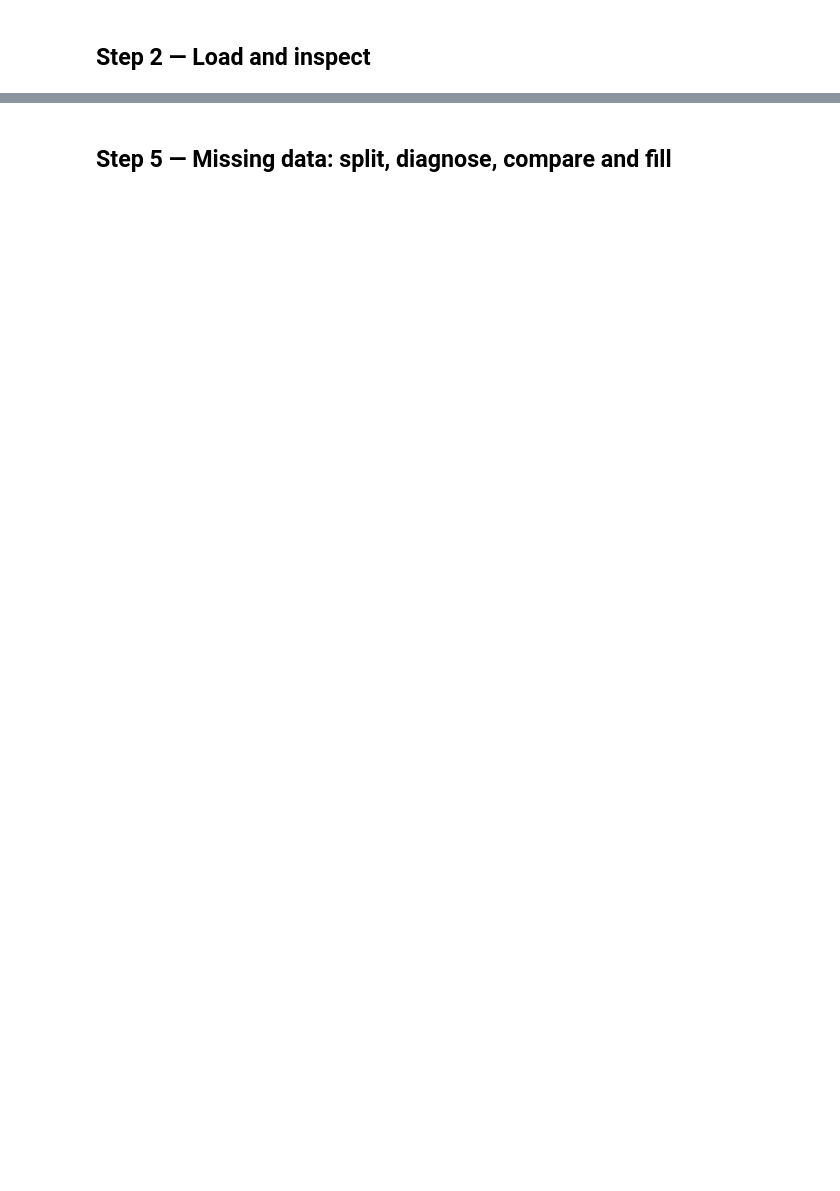
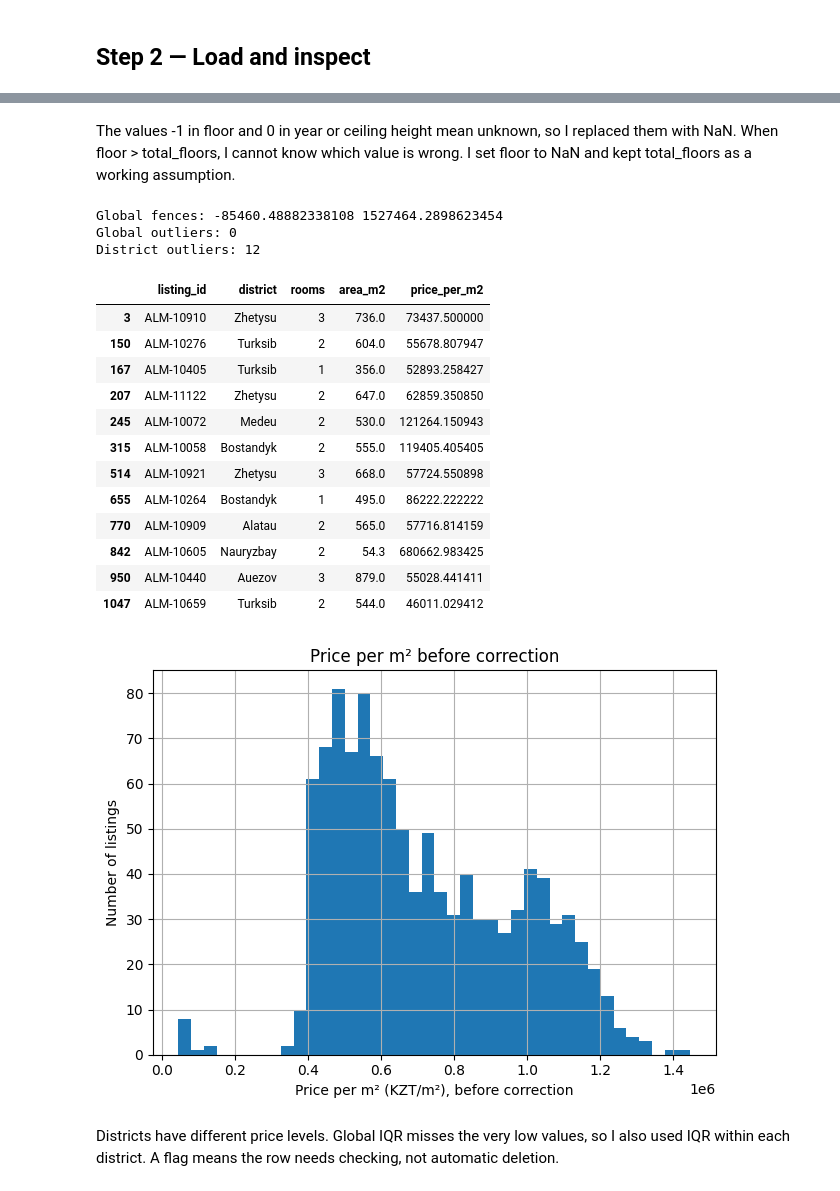
Before and after one commit to nurtore067/Gumar_ML_task_1, a Jupyter notebook: task1_preprocessing.ipynb, the cells around one changed output, grey strips where cells are left out. Saved outputs shown, nothing was run; the diff lists cells and outputs as text; code cells hidden in the pictures; blank space fills up the shorter version.

```diff
--- a/task1_preprocessing.ipynb
+++ b/task1_preprocessing.ipynb
@@ -400,3 +316,53 @@ dtype: int64
+# %% [markdown]
+The values -1 in floor and 0 in year or ceiling height mean unknown, so I replaced them with NaN. When floor > total_floors, I cannot know which value is wrong. I set floor to NaN and kept total_floors as a working assumption.
+# %%
+df["area_before_fix"] = df["area_m2"]
+df["price_per_m2"] = df["price_kzt"] / df["area_m2"]
+
+def fences(values, groups=None):
+    grouped = values if groups is None else values.groupby(groups)
+    q1 = grouped.quantile(0.25)
+    q3 = grouped.quantile(0.75)
+    if groups is not None:
+        q1 = groups.map(q1)
+        q3 = groups.map(q3)
+    iqr = q3 - q1
+    return q1 - 1.5 * iqr, q3 + 1.5 * iqr
+
+global_low, global_high = fences(df["price_per_m2"])
+global_flag = (df["price_per_m2"] < global_low) | (df["price_per_m2"] > global_high)
+print("Global fences:", global_low, global_high)
+print("Global outliers:", global_flag.sum())
+
+low, high = fences(df["price_per_m2"], df["district"])
+group_flag = (df["price_per_m2"] < low) | (df["price_per_m2"] > high)
+print("District outliers:", group_flag.sum())
+display(df.loc[group_flag, ["listing_id", "district", "rooms", "area_m2", "price_per_m2"]])
+
+df["price_per_m2"].hist(bins=40)
+plt.xlabel("Price per m² (KZT/m²), before correction")
+plt.ylabel("Number of listings")
+plt.title("Price per m² before correction")
+plt.tight_layout()
+plt.show()
+# %% [output]
+Global fences: -85460.48882338108 1527464.2898623454
+Global outliers: 0
+District outliers: 12
+|  | listing_id | district | rooms | area_m2 | price_per_m2 |
+| 3 | ALM-10910 | Zhetysu | 3 | 736.0 | 73437.500000 |
+| 150 | ALM-10276 | Turksib | 2 | 604.0 | 55678.807947 |
+| 167 | ALM-10405 | Turksib | 1 | 356.0 | 52893.258427 |
+| 207 | ALM-11122 | Zhetysu | 2 | 647.0 | 62859.350850 |
+| 245 | ALM-10072 | Medeu | 2 | 530.0 | 121264.150943 |
+| 315 | ALM-10058 | Bostandyk | 2 | 555.0 | 119405.405405 |
+| 514 | ALM-10921 | Zhetysu | 3 | 668.0 | 57724.550898 |
+| 655 | ALM-10264 | Bostandyk | 1 | 495.0 | 86222.222222 |
+| 770 | ALM-10909 | Alatau | 2 | 565.0 | 57716.814159 |
+| 842 | ALM-10605 | Nauryzbay | 2 | 54.3 | 680662.983425 |
+| 950 | ALM-10440 | Auezov | 3 | 879.0 | 55028.441411 |
+| 1047 | ALM-10659 | Turksib | 2 | 544.0 | 46011.029412 |
+[figure, added]
 # %% [markdown]
-## Step 5 — Missing data: split, diagnose, compare and fill
+Districts have different price levels. Global IQR misses the very low values, so I also used IQR within each district. A flag means the row needs checking, not automatic deletion.
 # %%
```
Also changed, not shown: parts of 61 cells of this notebook, 1 other file.
